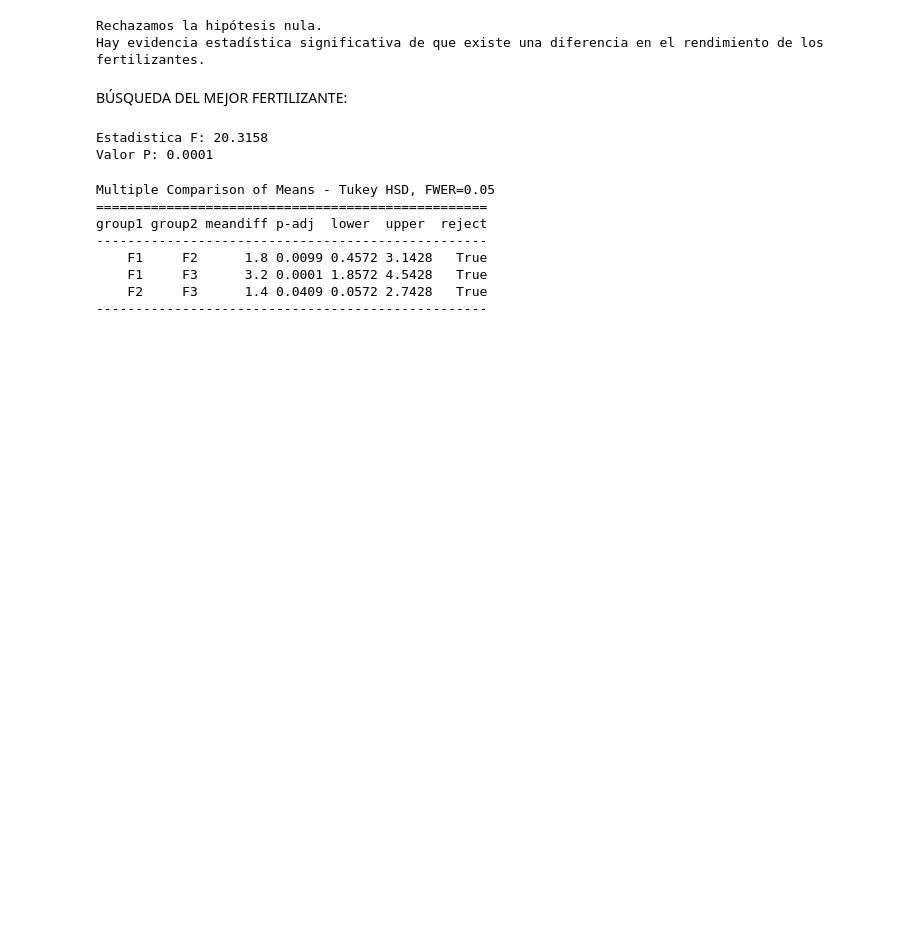
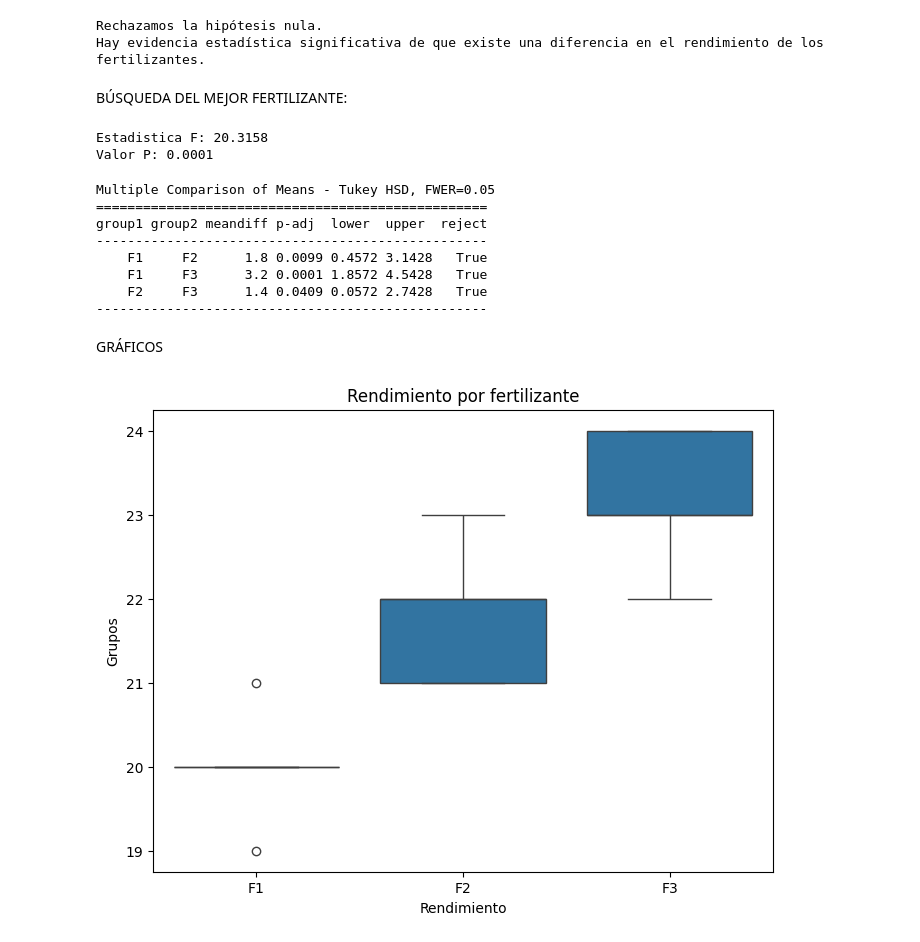
Before and after one commit to 4GeeksAcademy/NGB-91---Hipotesis, a Jupyter notebook: notebook/problems.es.ipynb, the cells around one changed output. Cells and saved outputs as stored; diff of their text form; code cells hidden in the pictures; blank space fills up the shorter version.

```diff
--- a/notebook/problems.es.ipynb
+++ b/notebook/problems.es.ipynb
@@ -173,3 +187,5 @@ group1 group2 meandiff p-adj  lower  upper  reject
     F1     F3      3.2 0.0001 1.8572 4.5428   True
     F2     F3      1.4 0.0409 0.0572 2.7428   True
 --------------------------------------------------
+# %% [markdown]
+GRÁFICOS
@@ -175,0 +195,21 @@ group1 group2 meandiff p-adj  lower  upper  reject
+# %%
+# BOXPLOT:
+
+fertilizante1 = np.array([20, 21, 20, 19, 20])
+fertilizante2 = np.array([22, 21, 23, 22, 21])
+fertilizante3 = np.array([24, 23, 22, 23,24])
+
+rendimiento = np.concatenate([fertilizante1, fertilizante2, fertilizante3])
+
+grupos = np.array(["F1"] * 5 + ["F2"] * 5 + ["F3"] * 5)
+
+df = pd.DataFrame({"Rendimiento": rendimiento, "Fertilizantes": grupos})
+
+plt.figure(figsize=(8 ,6))
+sns.boxplot(x="Fertilizantes", y="Rendimiento", data=df)
+plt.title("Rendimiento por fertilizante")
+plt.xlabel("Rendimiento")
+plt.ylabel("Grupos")
+plt.show()
+# %% [output]
+[figure, added]
```
Also changed, not shown: parts of 10 cells of this notebook.
